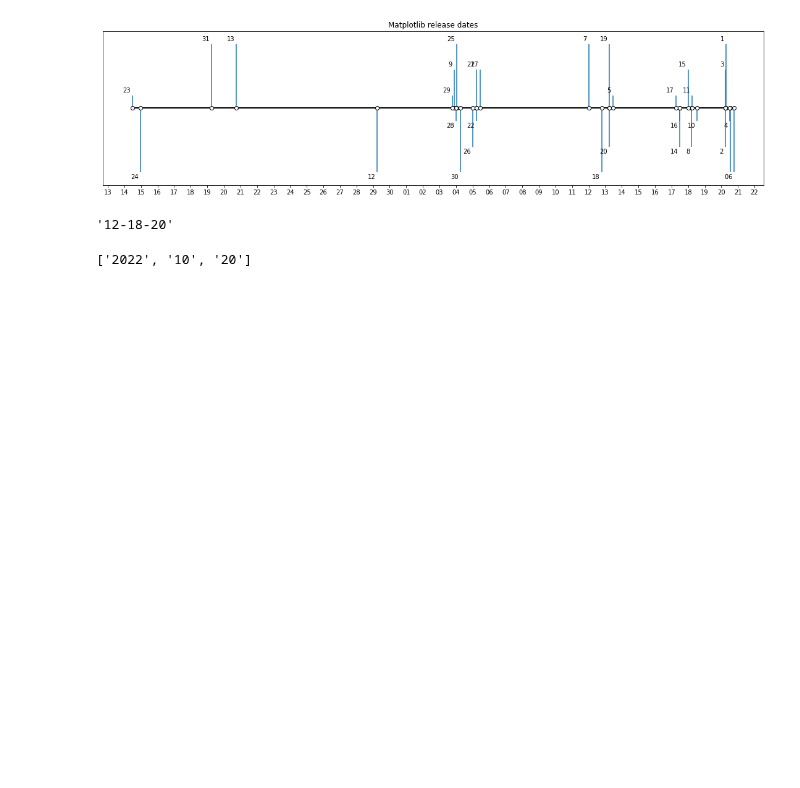
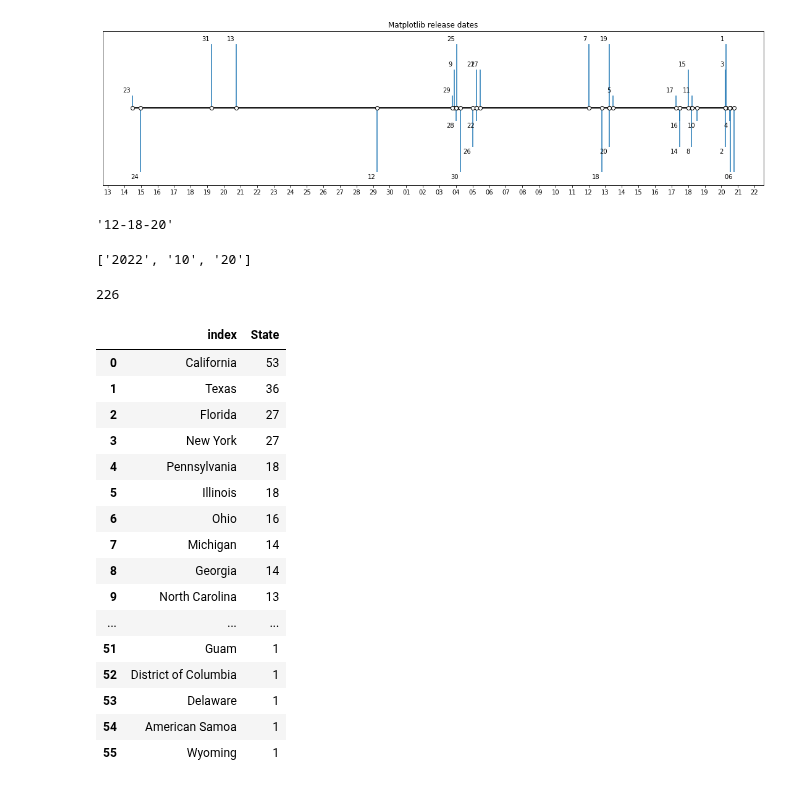
Before and after one commit to pedrosanhueza/Web-Scrape, a Jupyter notebook: @Calling-Code/test1.ipynb, the cells around one changed output. Drawn from its saved outputs; the diff is of its cells as text; code cells hidden in the pictures; blank space fills up the shorter version.

```diff
--- a/@Calling-Code/test1.ipynb
+++ b/@Calling-Code/test1.ipynb
@@ -281,0 +295,40 @@ datax[0].split('-')[:3]
+# %%
+response = requests.get("https://www.house.gov/representatives")
+soup = BeautifulSoup(response.text, 'html.parser')
+tables = soup.select('table')
+rows = []
+for table in tables[:56]:
+    row = {}
+    row['District']             = [x.text.strip() for x in table.select('td')][0::6]
+    row['Name']                 = [x.text.strip() for x in table.select('td')][1::6]
+    row['Party']                = [x.text.strip() for x in table.select('td')][2::6]
+    row['Office Room']          = [x.text.strip() for x in table.select('td')][3::6]
+    row['Phone']                = [x.text.strip() for x in table.select('td')][4::6]
+    row['Committee Assignment'] = [x.text.strip() for x in table.select('td')][5::6]
+    row['State']                = table.select_one('caption').text.strip()
+    rows.append(pd.DataFrame(row))
+data = pd.concat(rows)
+# %%
+data[data.Party=='D'].shape[0]
+# %% [output]
+226
+# %%
+data.State.value_counts().reset_index()
+# %% [output]
+|  | index | State |
+| 0 | California | 53 |
+| 1 | Texas | 36 |
+| 2 | Florida | 27 |
+| 3 | New York | 27 |
+| 4 | Pennsylvania | 18 |
+| 5 | Illinois | 18 |
+| 6 | Ohio | 16 |
+| 7 | Michigan | 14 |
+| 8 | Georgia | 14 |
+| 9 | North Carolina | 13 |
+| ... | ... | ... |
+| 51 | Guam | 1 |
+| 52 | District of Columbia | 1 |
+| 53 | Delaware | 1 |
+| 54 | American Samoa | 1 |
+| 55 | Wyoming | 1 |
```
Also changed, not shown: parts of 2 cells of this notebook, 2 other files.
